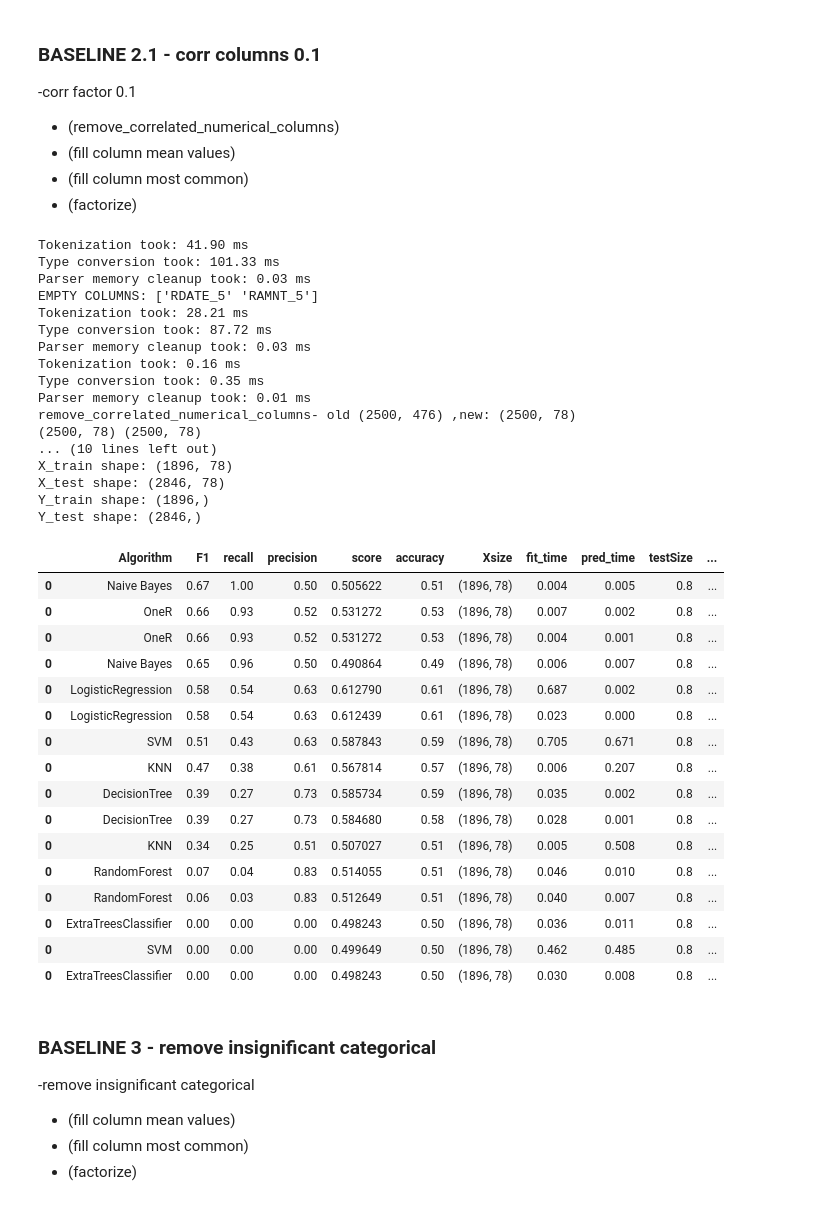
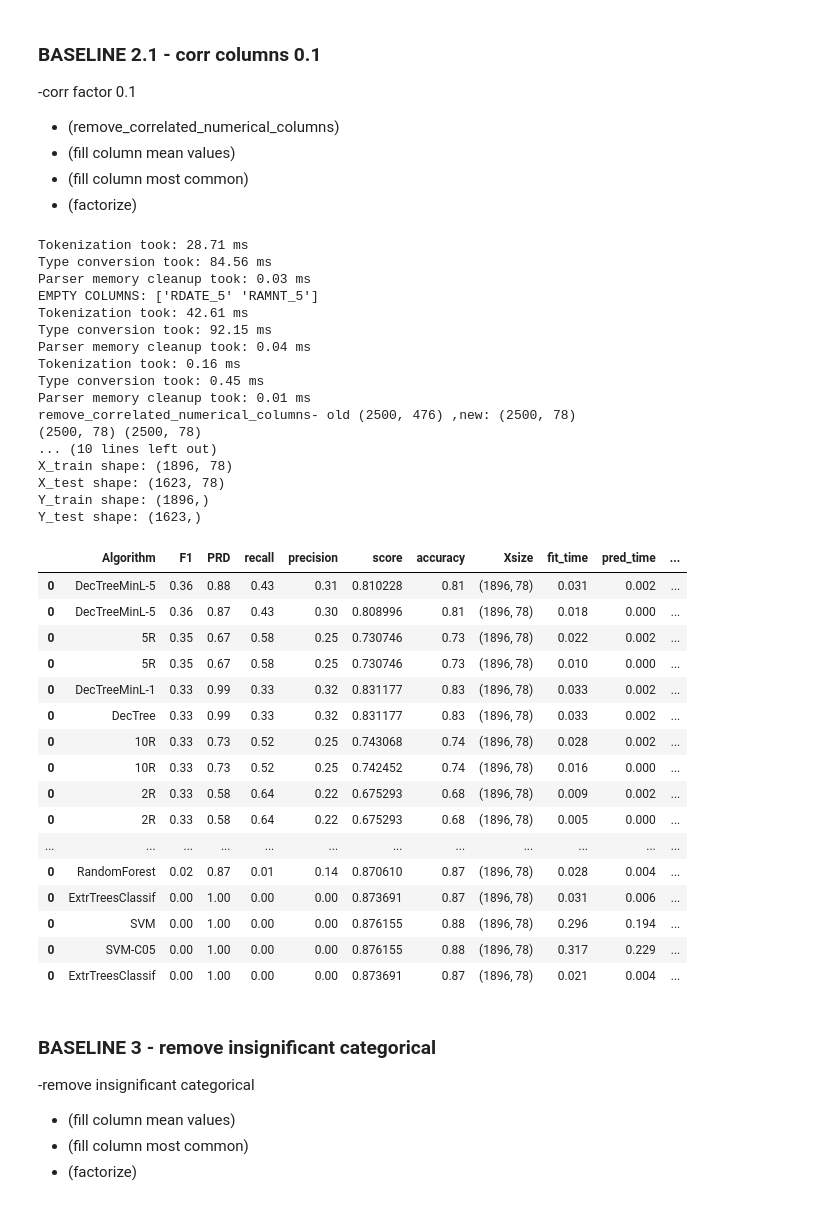
Before and after one commit to dzenanh/ML, a Jupyter notebook: ML-VU-exer1.ipynb, the cells around one changed output. Cells and saved outputs as stored; diff of their text form; code cells hidden in the pictures.

```diff
--- a/ML-VU-exer1.ipynb
+++ b/ML-VU-exer1.ipynb
@@ -232,9 +349,13 @@ raw_data_train = pd.DataFrame()
 raw_data_test =pd.DataFrame()
 raw_data_validate = pd.DataFrame()
 XY_train = pd.Series()
+controlNR_test = pd.Series()
+controlNR_validate = pd.Series()
+# used for row order validation
+TCODEV = pd.Series()
 
 def load_data():
-    global raw_data_train, raw_data_test, raw_data_validate, XY_train
+    global TCODEV, raw_data_train, raw_data_test, raw_data_validate, XY_train, controlNR_test, controlNR_validate
     raw_data_train = pd.read_csv('/home/xxx/MScBI/S4/ML/exer1/data/KDD/all/cup98ID.shuf.5000.train.csv', sep = ',',
                 error_bad_lines = False, low_memory = False,
                 skip_blank_lines = True, na_values = [' '],
@@ -260,8 +381,11 @@ def load_data():
 
     ## remove control numbers from datasets
     controlnr_column = "CONTROLN"
+    # used for row order validation
+    TCODEV = pd.Series(raw_data_train["TCODE"])
     controlNR_train = raw_data_train[controlnr_column]
     controlNR_test = raw_data_test[controlnr_column]
+    controlNR_validate = raw_data_validate[controlnr_column]
 
     raw_data_train.drop([controlnr_column], axis=1, inplace=True)
     raw_data_test.drop([controlnr_column], axis=1, inplace=True)
@@ -910,7 +1151,9 @@ XY_train.value_counts().plot(kind='bar')
 # %%
+MMscaler = MinMaxScaler()
 def balanced_sampling(norm=False):
     ''' Undersampling & Oversampling strategy '''
 
+    global MMscaler, raw_data_train, raw_data_test
     add_target()
     class_yes = raw_data_train.loc[raw_data_train['TARGET_B'] == 1]
     #class_yes
@@ -921,6 +1164,8 @@ def balanced_sampling(norm=False):
     #class_yes_train = class_yes.head(int(len(class_yes)*(n_percentage)))
     train_yes, test_yes = train_test_split(class_yes, test_size=0.2, random_state=6778)
     train_no, test_no = train_test_split(class_no, test_size=0.6, random_state=6778)
+
+
     print("Seen train:", train_yes.shape, train_no.shape)
     print("UnSeen test:", test_yes.shape, test_no.shape)
 
@@ -931,8 +1176,8 @@ def balanced_sampling(norm=False):
     yes_train_big = train_yes.sample(n=n_train, replace=True, random_state=6778)
     no_train_big = train_no.sample(n=n_train, replace=False,random_state=6778)
     # unseen
-    yes_test_big = test_yes.sample(n=n_test, replace=True,random_state=6778)
-    no_test_big = test_no.sample(n=n_test, replace=False,random_state=6778)
+    yes_test_big = test_yes.sample(n=200, replace=True,random_state=6778)
+    no_test_big = test_no.sample(n=1423, replace=False,random_state=6778)
 
     # oversampling
     X_train_big = pd.concat((yes_train_big, no_train_big))
@@ -952,9 +1197,9 @@ def balanced_sampling(norm=False):
 
     # scale
     if norm:
-        scaler = MinMaxScaler()
-        X_train_big = scaler.fit_transform(X_train_big)
-        X_test_big = scaler.transform(X_test_big)
+        MMscaler = MinMaxScaler()
+        X_train_big = MMscaler.fit_transform(X_train_big)
+        X_test_big = MMscaler.transform(X_test_big)
 
     print("X_train shape:", X_train_big.shape)
     print("X_test shape:", X_test_big.shape)
@@ -1263,58 +1642,58 @@ Y_test shape: (2846,)
 # %%
 ## Basic Preprocessing
 load_data()
 remove_correlated_numerical_columns(0.1)
 impute_all_by_column_mean()
 impute_all_by_column_most_frequent()
 factorize_categorical()
 no_empty_cells()
 
 # sample balanced and shuffled
 X_train, X_test, y_train, y_test = balanced_sampling()
 # normalized
 X_train_norm, X_test_norm, y_train_norm, y_test_norm = balanced_sampling(True)
 
 df1 = run_tests(0.8, "meanMFreq", X_train, X_test, y_train, y_test, log=False)
 df2 = run_tests(0.8, "meanMFreqNorm", X_train_norm, X_test_norm, y_train_norm, y_test_norm, log=False)
 
 dff = pd.concat([df1,df2],axis=0)
-dff.sort_values(by=['F1'], ascending=False, inplace=True)
+dff.sort_values(by=['F1','PRD'], ascending=False, inplace=True)
 dff
 # %% [output]
-Tokenization took: 41.90 ms
-Type conversion took: 101.33 ms
+Tokenization took: 28.71 ms
+Type conversion took: 84.56 ms
 Parser memory cleanup took: 0.03 ms
 EMPTY COLUMNS: ['RDATE_5' 'RAMNT_5']
-Tokenization took: 28.21 ms
-Type conversion took: 87.72 ms
-Parser memory cleanup took: 0.03 ms
+Tokenization took: 42.61 ms
+Type conversion took: 92.15 ms
+Parser memory cleanup took: 0.04 ms
 Tokenization took: 0.16 ms
-Type conversion took: 0.35 ms
+Type conversion took: 0.45 ms
 Parser memory cleanup took: 0.01 ms
 remove_correlated_numerical_columns- old (2500, 476) ,new: (2500, 78)
 (2500, 78) (2500, 78)
 ... (10 lines left out)
 X_train shape: (1896, 78)
-X_test shape: (2846, 78)
+X_test shape: (1623, 78)
 Y_train shape: (1896,)
-Y_test shape: (2846,)
+Y_test shape: (1623,)
-|  | Algorithm | F1 | recall | precision | score | accuracy | Xsize | fit_time | pred_time | testSize | ... |
-| 0 | Naive Bayes | 0.67 | 1.00 | 0.50 | 0.505622 | 0.51 | (1896, 78) | 0.004 | 0.005 | 0.8 | ... |
-| 0 | OneR | 0.66 | 0.93 | 0.52 | 0.531272 | 0.53 | (1896, 78) | 0.007 | 0.002 | 0.8 | ... |
-| 0 | OneR | 0.66 | 0.93 | 0.52 | 0.531272 | 0.53 | (1896, 78) | 0.004 | 0.001 | 0.8 | ... |
-| 0 | Naive Bayes | 0.65 | 0.96 | 0.50 | 0.490864 | 0.49 | (1896, 78) | 0.006 | 0.007 | 0.8 | ... |
-| 0 | LogisticRegression | 0.58 | 0.54 | 0.63 | 0.612790 | 0.61 | (1896, 78) | 0.687 | 0.002 | 0.8 | ... |
-| 0 | LogisticRegression | 0.58 | 0.54 | 0.63 | 0.612439 | 0.61 | (1896, 78) | 0.023 | 0.000 | 0.8 | ... |
-| 0 | SVM | 0.51 | 0.43 | 0.63 | 0.587843 | 0.59 | (1896, 78) | 0.705 | 0.671 | 0.8 | ... |
-| 0 | KNN | 0.47 | 0.38 | 0.61 | 0.567814 | 0.57 | (1896, 78) | 0.006 | 0.207 | 0.8 | ... |
-| 0 | DecisionTree | 0.39 | 0.27 | 0.73 | 0.585734 | 0.59 | (1896, 78) | 0.035 | 0.002 | 0.8 | ... |
-| 0 | DecisionTree | 0.39 | 0.27 | 0.73 | 0.584680 | 0.58 | (1896, 78) | 0.028 | 0.001 | 0.8 | ... |
-| 0 | KNN | 0.34 | 0.25 | 0.51 | 0.507027 | 0.51 | (1896, 78) | 0.005 | 0.508 | 0.8 | ... |
-| 0 | RandomForest | 0.07 | 0.04 | 0.83 | 0.514055 | 0.51 | (1896, 78) | 0.046 | 0.010 | 0.8 | ... |
-| 0 | RandomForest | 0.06 | 0.03 | 0.83 | 0.512649 | 0.51 | (1896, 78) | 0.040 | 0.007 | 0.8 | ... |
-| 0 | ExtraTreesClassifier | 0.00 | 0.00 | 0.00 | 0.498243 | 0.50 | (1896, 78) | 0.036 | 0.011 | 0.8 | ... |
-| 0 | SVM | 0.00 | 0.00 | 0.00 | 0.499649 | 0.50 | (1896, 78) | 0.462 | 0.485 | 0.8 | ... |
-| 0 | ExtraTreesClassifier | 0.00 | 0.00 | 0.00 | 0.498243 | 0.50 | (1896, 78) | 0.030 | 0.008 | 0.8 | ... |
+|  | Algorithm | F1 | PRD | recall | precision | score | accuracy | Xsize | fit_time | pred_time | ... |
+| 0 | DecTreeMinL-5 | 0.36 | 0.88 | 0.43 | 0.31 | 0.810228 | 0.81 | (1896, 78) | 0.031 | 0.002 | ... |
+| 0 | DecTreeMinL-5 | 0.36 | 0.87 | 0.43 | 0.30 | 0.808996 | 0.81 | (1896, 78) | 0.018 | 0.000 | ... |
+| 0 | 5R | 0.35 | 0.67 | 0.58 | 0.25 | 0.730746 | 0.73 | (1896, 78) | 0.022 | 0.002 | ... |
+| 0 | 5R | 0.35 | 0.67 | 0.58 | 0.25 | 0.730746 | 0.73 | (1896, 78) | 0.010 | 0.000 | ... |
+| 0 | DecTreeMinL-1 | 0.33 | 0.99 | 0.33 | 0.32 | 0.831177 | 0.83 | (1896, 78) | 0.033 | 0.002 | ... |
+| 0 | DecTree | 0.33 | 0.99 | 0.33 | 0.32 | 0.831177 | 0.83 | (1896, 78) | 0.033 | 0.002 | ... |
+| 0 | 10R | 0.33 | 0.73 | 0.52 | 0.25 | 0.743068 | 0.74 | (1896, 78) | 0.028 | 0.002 | ... |
+| 0 | 10R | 0.33 | 0.73 | 0.52 | 0.25 | 0.742452 | 0.74 | (1896, 78) | 0.016 | 0.000 | ... |
+| 0 | 2R | 0.33 | 0.58 | 0.64 | 0.22 | 0.675293 | 0.68 | (1896, 78) | 0.009 | 0.002 | ... |
+| 0 | 2R | 0.33 | 0.58 | 0.64 | 0.22 | 0.675293 | 0.68 | (1896, 78) | 0.005 | 0.000 | ... |
+| ... | ... | ... | ... | ... | ... | ... | ... | ... | ... | ... | ... |
+| 0 | RandomForest | 0.02 | 0.87 | 0.01 | 0.14 | 0.870610 | 0.87 | (1896, 78) | 0.028 | 0.004 | ... |
+| 0 | ExtrTreesClassif | 0.00 | 1.00 | 0.00 | 0.00 | 0.873691 | 0.87 | (1896, 78) | 0.031 | 0.006 | ... |
+| 0 | SVM | 0.00 | 1.00 | 0.00 | 0.00 | 0.876155 | 0.88 | (1896, 78) | 0.296 | 0.194 | ... |
+| 0 | SVM-C05 | 0.00 | 1.00 | 0.00 | 0.00 | 0.876155 | 0.88 | (1896, 78) | 0.317 | 0.229 | ... |
+| 0 | ExtrTreesClassif | 0.00 | 1.00 | 0.00 | 0.00 | 0.873691 | 0.87 | (1896, 78) | 0.021 | 0.004 | ... |
 # %% [markdown]
 ### BASELINE 3 - remove insignificant categorical
 -remove insignificant categorical
```
Also changed, not shown: parts of 85 cells of this notebook, 8 other files.
